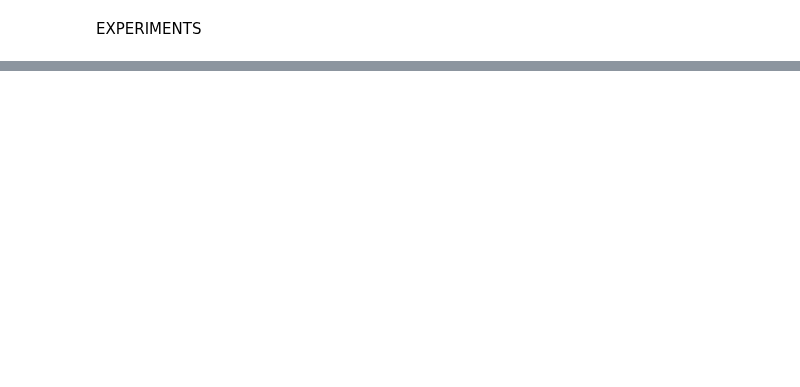
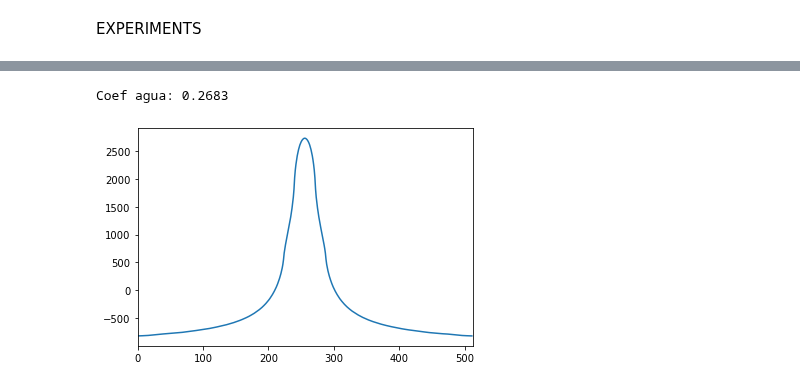
Before and after one commit to PAGF188/IBMA_Ejercicios, a Jupyter notebook: Ejercicio8/ejercicio8.ipynb, the cells around one changed output, grey strips where cells are left out. Drawn from its saved outputs; the diff is of its cells as text; code cells hidden in the pictures; blank space fills up the shorter version.

```diff
--- a/Ejercicio8/ejercicio8.ipynb
+++ b/Ejercicio8/ejercicio8.ipynb
@@ -78,0 +98,3 @@ EXPERIMENTS
+# %%
+edge_size= 256
+obj= cube_phantom_cc(edge_size, eE)
@@ -78,0 +106,10 @@ EXPERIMENTS
+# %%
+# FEATURES
+
+nProjections= 360
+h= 128
+nDetectors= 512
+# %%
+qSinograma= interactor_CT(N0, obj, h, nProjections)
+dSinograma= detectSinogram(qSinograma, nProjections, nDetectors)
+pSinograma= process_CT(dSinograma, N0)
@@ -78,0 +121,11 @@ EXPERIMENTS
+# %%
+rImage= reconstructor(pSinograma, nProjections)
+hImage= setHounsfield(rImage, eE)
+vImage= displayWL(hImage, W, L, maxGL)
+# %% [output]
+Coef agua: 0.2683
+# %%
+nLine= int(hImage.shape[0]/2)
+plotLineH(hImage, nLine)
+# %% [output]
+[figure, added]
```
Also changed, not shown: parts of 38 cells of this notebook, 1 other file.
